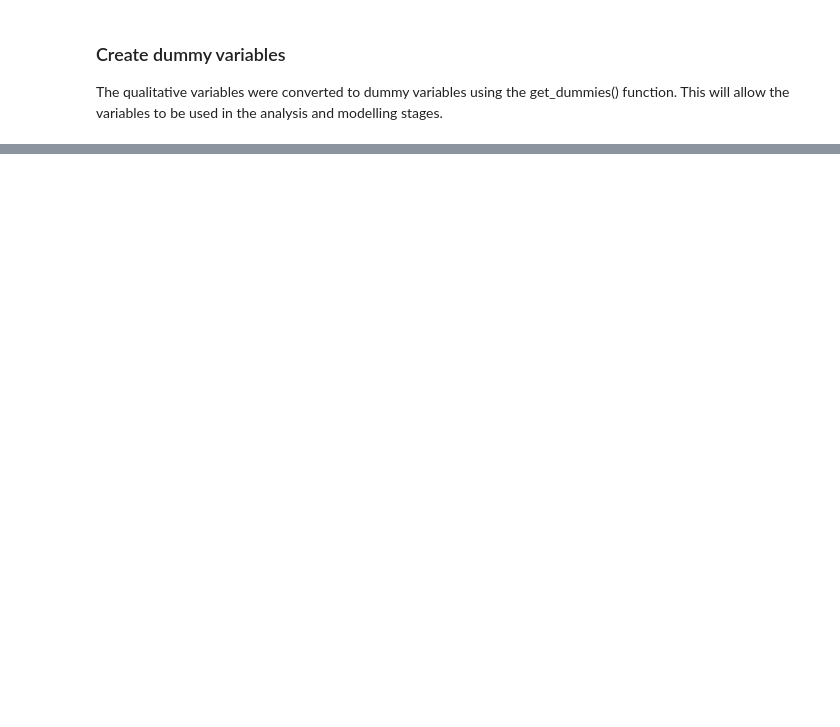
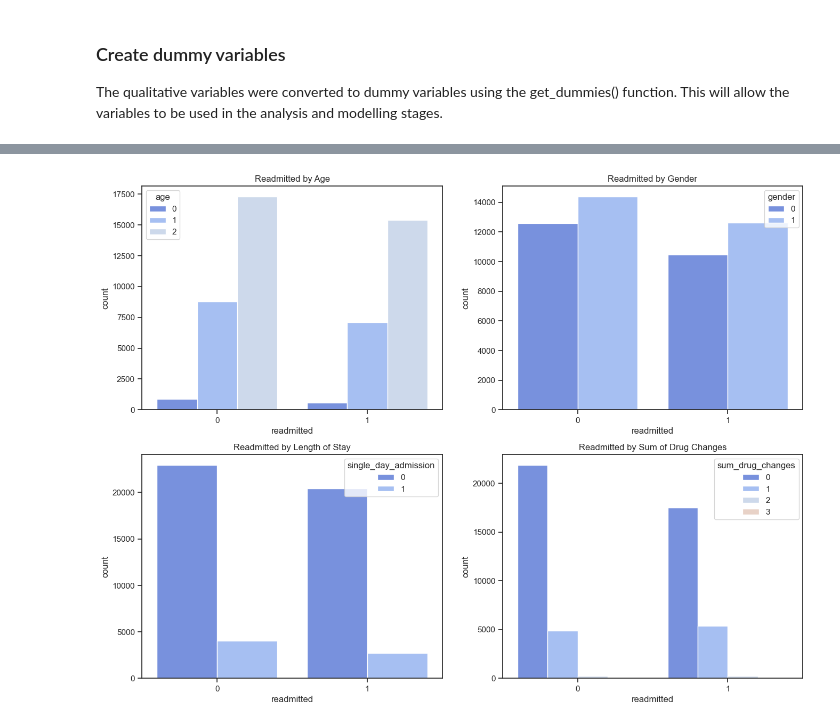
Before and after one commit to johnmarquess/IFN509, a Jupyter notebook: Assignment1_submission/assigment1_analysis.ipynb, the cells around one changed output, grey strips where cells are left out. Cells and saved outputs as stored; diff of their text form; code cells hidden in the pictures; blank space fills up the shorter version.

```diff
--- a/Assignment1_submission/assigment1_analysis.ipynb
+++ b/Assignment1_submission/assigment1_analysis.ipynb
@@ -1490,0 +1498,26 @@ sns.heatmap(correlation_matrix, annot=True, fmt=".2f", cmap='RdYlGn_r', linewidt
+# %%
+# Make a 4 by 4 catplot of readmitted as a response variable  by age, gender, diabetes, length of stay and sum_drug_changes
+fig, axes = plt.subplots(2, 2, figsize=(16, 12))
+palette = sns.color_palette("coolwarm")
+
+
+# Plot 1: Readmitted by Age
+sns.countplot(x='readmitted', hue='age', data=d1, ax=axes[0, 0], palette=palette)
+axes[0, 0].set_title('Readmitted by Age')
+
+# Plot 2: Readmitted by Gender
+sns.countplot(x='readmitted', hue='gender', data=d1, ax=axes[0, 1], palette=palette)
+axes[0, 1].set_title('Readmitted by Gender')
+
+# Plot 3: Readmitted by Length of Stay
+sns.countplot(x='readmitted', hue='single_day_admission', data=d1, ax=axes[1, 0],palette=palette)
+axes[1, 0].set_title('Readmitted by Length of Stay')
+
+# Plot 4: Readmitted by Sum of Drug Changes
+sns.countplot(x='readmitted', hue='sum_drug_changes', data=d1, ax=axes[1, 1], palette=palette)
+axes[1, 1].set_title('Readmitted by Sum of Drug Changes')
+
+# Show plot
+plt.show()
+# %% [output]
+[figure, added]
```
Also changed, not shown: parts of 9 cells of this notebook, 1 other file.
